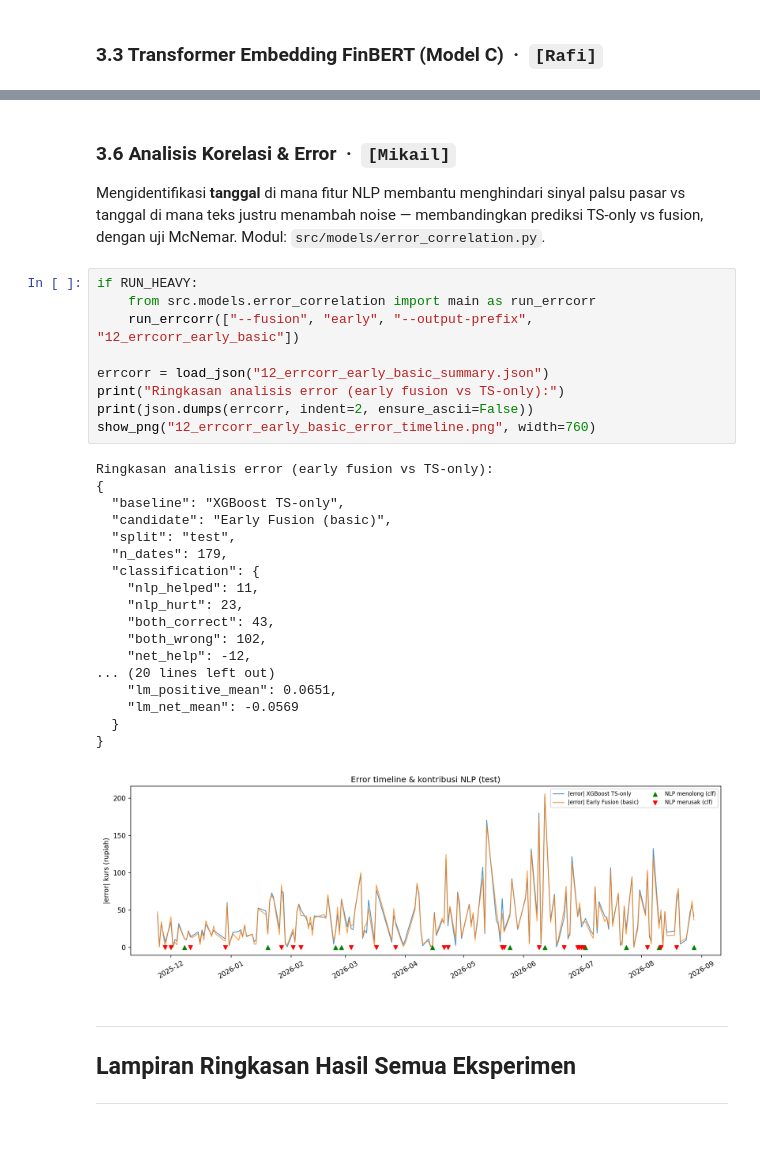
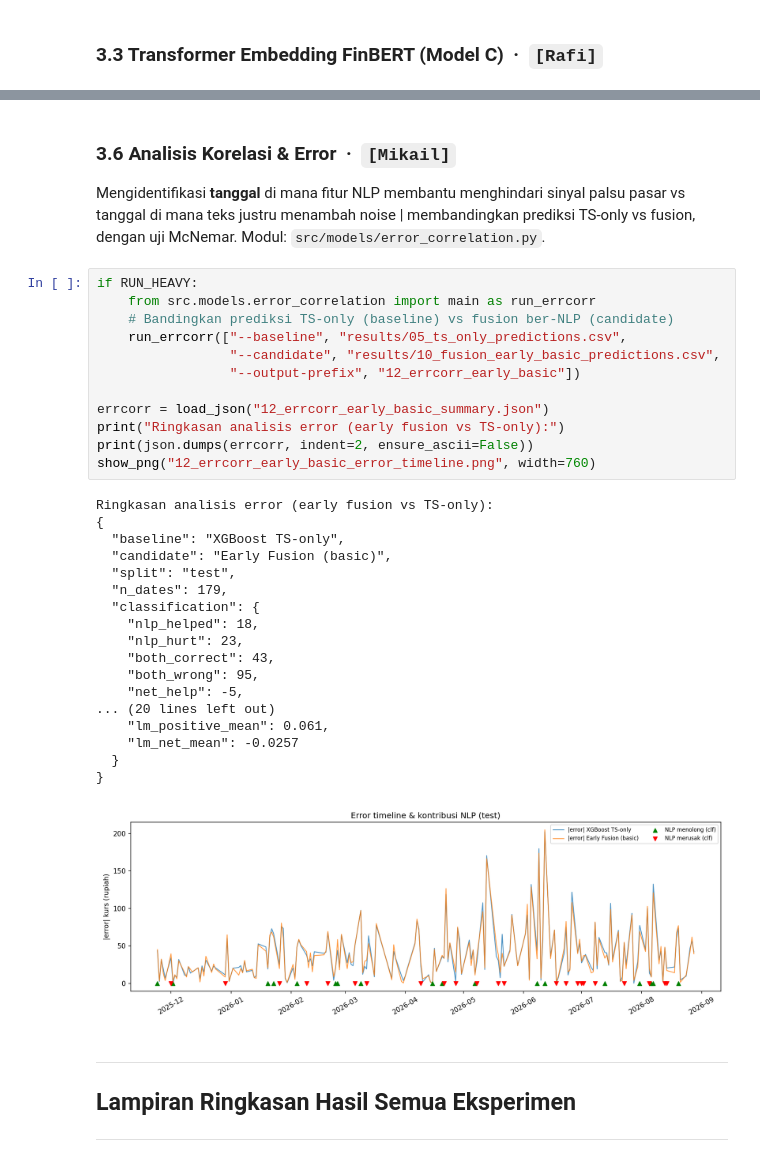
Before and after one commit to mikailachmad/nlp-trio-bertiga, a Jupyter notebook: main.ipynb, the cells around one changed output, grey strips where cells are left out. Drawn from its saved outputs; the diff is of its cells as text.

```diff
--- a/main.ipynb
+++ b/main.ipynb
@@ -553,36 +665,39 @@ raise NotImplementedError("Sesi Rafi belum diisi.")
 ### 3.6 Analisis Korelasi & Error &nbsp;·&nbsp; `[Mikail]`
 
 Mengidentifikasi **tanggal** di mana fitur NLP membantu menghindari sinyal palsu
-pasar vs tanggal di mana teks justru menambah noise — membandingkan prediksi TS-only
+pasar vs tanggal di mana teks justru menambah noise | membandingkan prediksi TS-only
 vs fusion, dengan uji McNemar. Modul: `src/models/error_correlation.py`.
 # %%
 if RUN_HEAVY:
     from src.models.error_correlation import main as run_errcorr
-    run_errcorr(["--fusion", "early", "--output-prefix", "12_errcorr_early_basic"])
+    # Bandingkan prediksi TS-only (baseline) vs fusion ber-NLP (candidate)
+    run_errcorr(["--baseline", "results/05_ts_only_predictions.csv",
+                 "--candidate", "results/10_fusion_early_basic_predictions.csv",
+                 "--output-prefix", "12_errcorr_early_basic"])
 
 errcorr = load_json("12_errcorr_early_basic_summary.json")
 print("Ringkasan analisis error (early fusion vs TS-only):")
 print(json.dumps(errcorr, indent=2, ensure_ascii=False))
 show_png("12_errcorr_early_basic_error_timeline.png", width=760)
 # %% [output]
 Ringkasan analisis error (early fusion vs TS-only):
 {
   "baseline": "XGBoost TS-only",
   "candidate": "Early Fusion (basic)",
   "split": "test",
   "n_dates": 179,
   "classification": {
-    "nlp_helped": 11,
+    "nlp_helped": 18,
     "nlp_hurt": 23,
     "both_correct": 43,
-    "both_wrong": 102,
-    "net_help": -12,
+    "both_wrong": 95,
+    "net_help": -5,
 ... (20 lines left out)
-    "lm_positive_mean": 0.0651,
-    "lm_net_mean": -0.0569
+    "lm_positive_mean": 0.061,
+    "lm_net_mean": -0.0257
   }
 }
-[figure, old version]
+[figure, new version]
 # %% [markdown]
 ---
 ## Lampiran Ringkasan Hasil Semua Eksperimen
```
Also changed, not shown: parts of 18 cells of this notebook, 4 other files.
